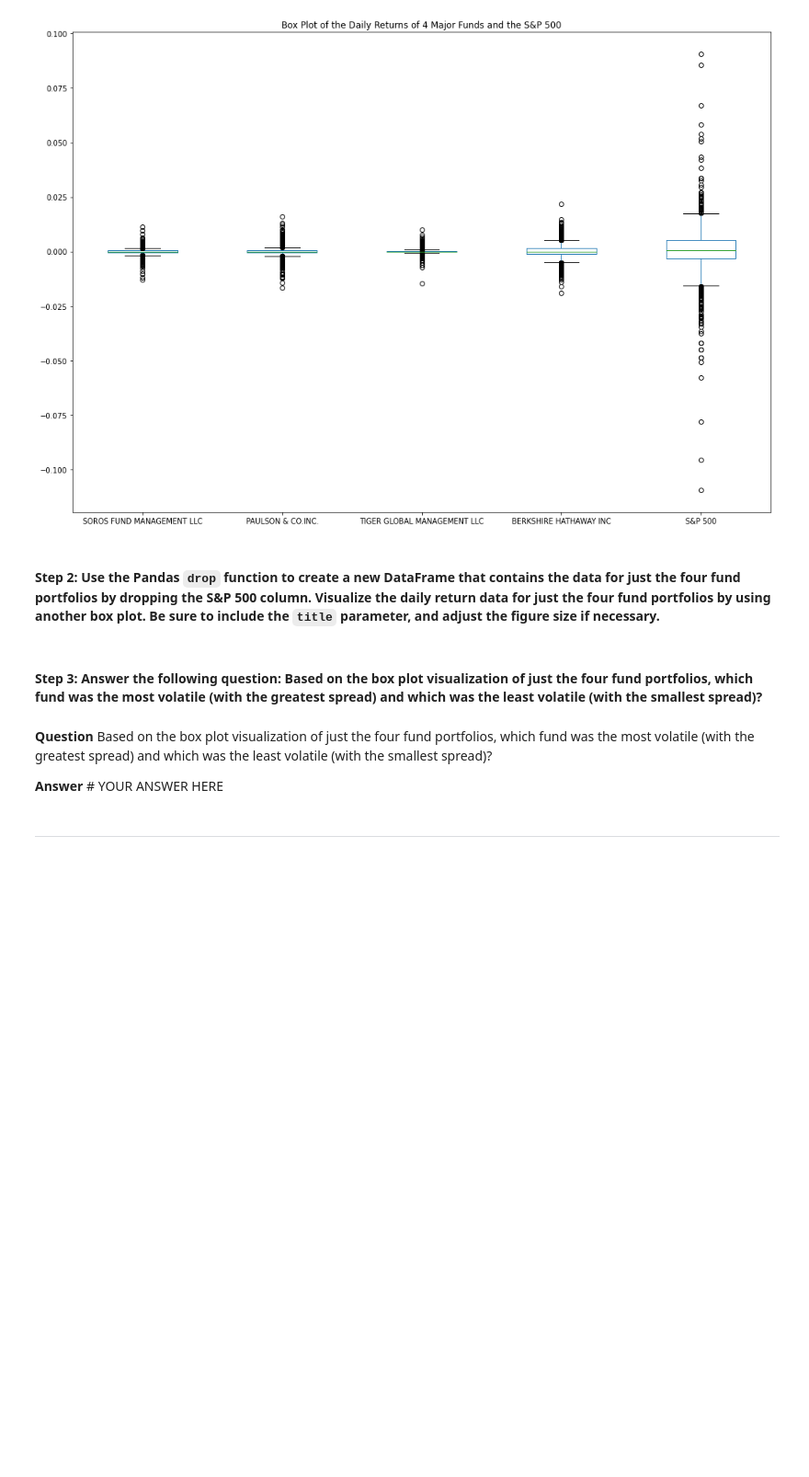
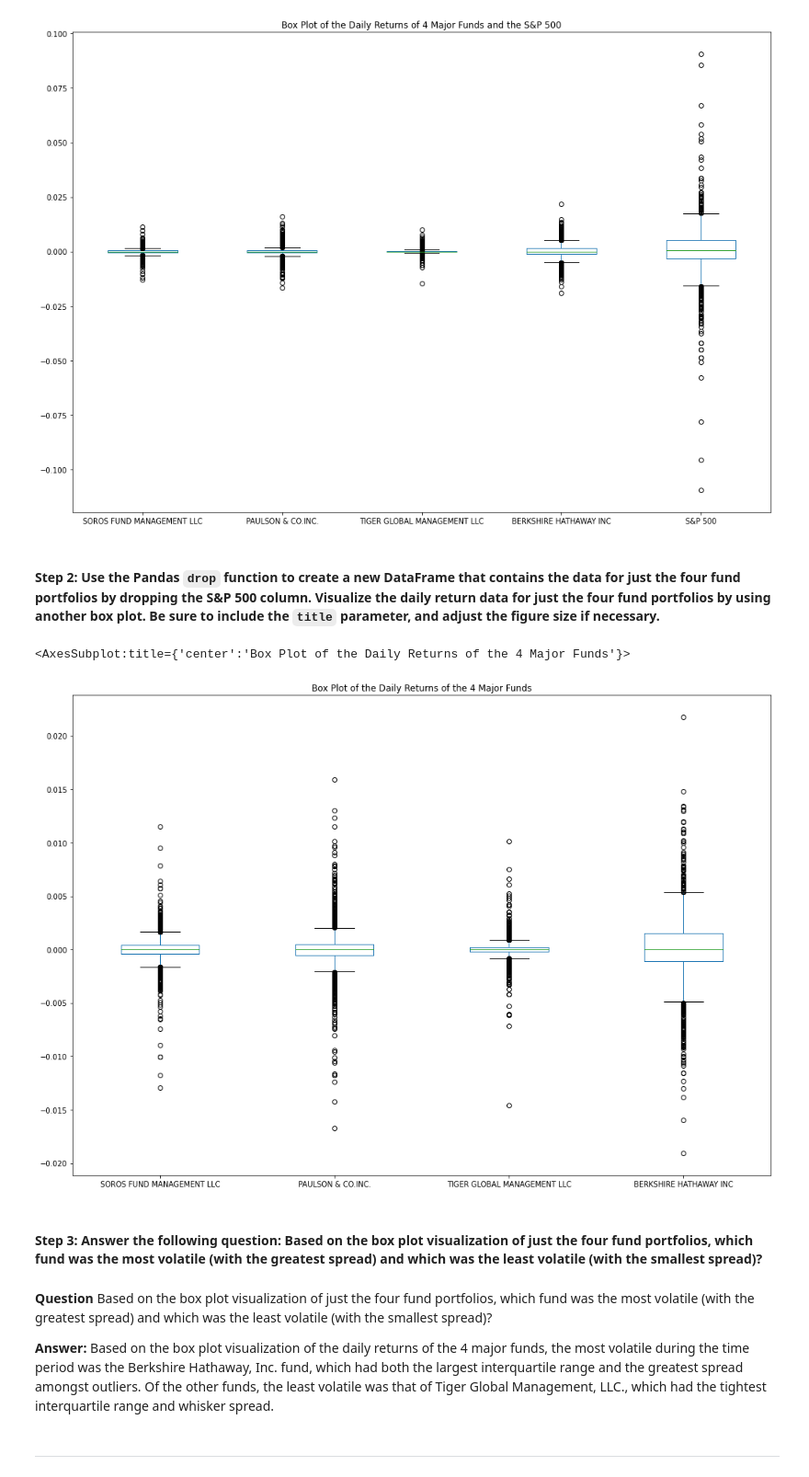
Before and after one commit to briggslalor/Challenge_4, a Jupyter notebook: risk_return_analysis.ipynb, the cells around one changed output. Shown: that part at 92% size. Saved outputs shown, nothing was run; the diff lists cells and outputs as text; code cells hidden in the pictures; blank space fills up the shorter version.

```diff
--- a/risk_return_analysis.ipynb
+++ b/risk_return_analysis.ipynb
@@ -207,14 +207,19 @@ daily_returns_df.plot.box(figsize = (17,12), title = 'Box Plot of the Daily Retu
 # %%
 # Create a new DataFrame containing only the 4 fund portfolios by dropping the S&P 500 column from the DataFrame
 # Create box plots to reflect the return data for only the 4 fund portfolios
 # Include a title parameter and adjust the figure size
-# YOUR CODE HERE
+funds_daily_returns_df = daily_returns_df.drop(columns = ['S&P 500'])
+
+funds_daily_returns_df.plot.box(figsize = (17,12), title = 'Box Plot of the Daily Returns of the 4 Major Funds')
+# %% [output]
+<AxesSubplot:title={'center':'Box Plot of the Daily Returns of the 4 Major Funds'}>
+[figure, added]
 # %% [markdown]
 #### Step 3: Answer the following question: Based on the box plot visualization of just the four fund portfolios, which fund was the most volatile (with the greatest spread) and which was the least volatile (with the smallest spread)?
 # %% [markdown]
 **Question** Based on the box plot visualization of just the four fund portfolios, which fund was the most volatile (with the greatest spread) and which was the least volatile (with the smallest spread)?
 
-**Answer** # YOUR ANSWER HERE
+**Answer:** Based on the box plot visualization of the daily returns of the 4 major funds, the most volatile during the time period was the Berkshire Hathaway, Inc. fund, which had both the largest interquartile range and the greatest spread amongst outliers. Of the other funds, the least volatile was that of Tiger Global Management, LLC., which had the tightest interquartile range and whisker spread.
 # %% [markdown]
 ---
 # %% [markdown]
```
